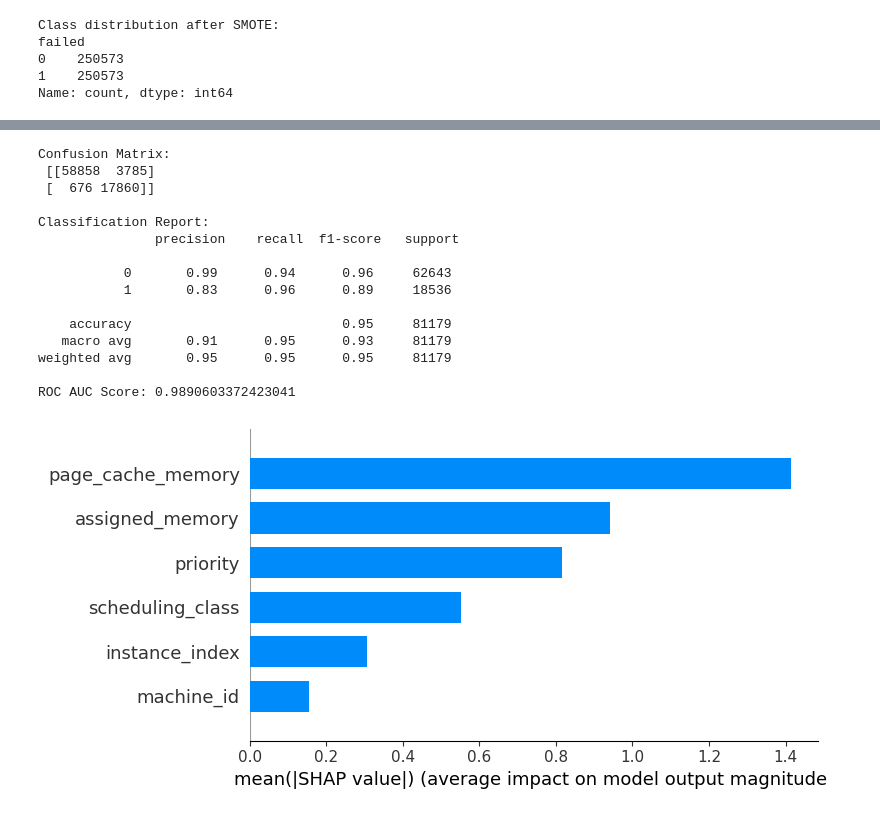
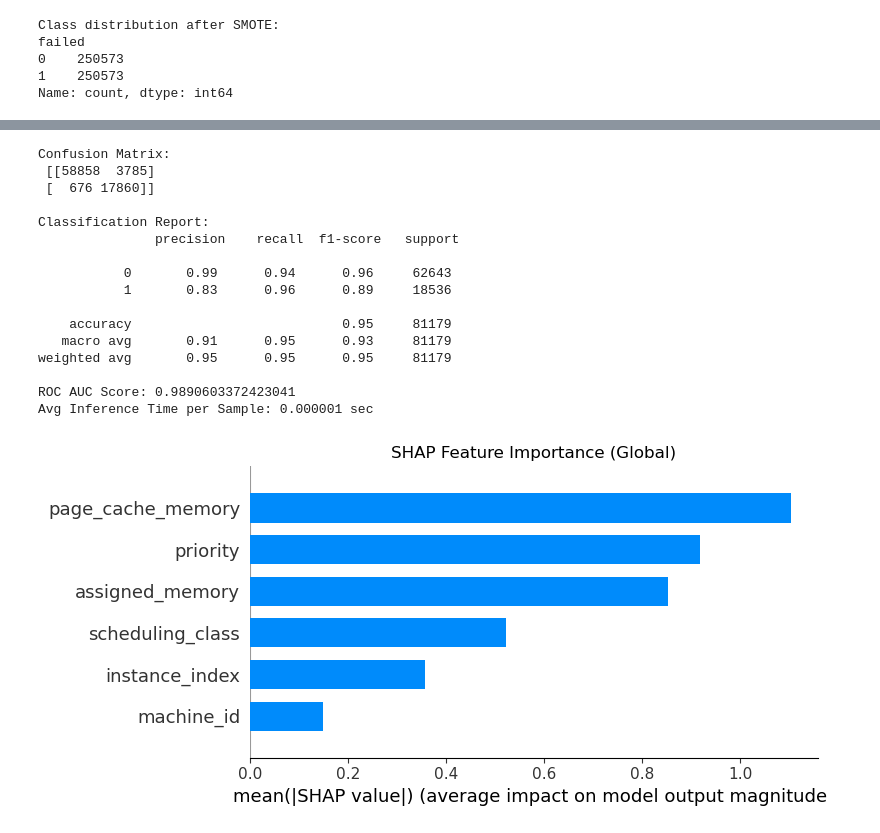
Before and after one commit to Binwakil/HPC_Failure_Prediction, a Jupyter notebook: Xgb.ipynb, the cells around one changed output, grey strips where cells are left out. Saved outputs shown, nothing was run; the diff lists cells and outputs as text; code cells hidden in the pictures.

```diff
--- a/Xgb.ipynb
+++ b/Xgb.ipynb
@@ -79,9 +82,13 @@ failed
 1    250573
 Name: count, dtype: int64
 # %%
-# Initialize and train model
-xgb = XGBClassifier(use_label_encoder=False, eval_metric='logloss', random_state=42)
-xgb.fit(X_train_bal, y_train_bal)
+start_time = time.time()
+
+model = XGBClassifier(use_label_encoder=False, eval_metric='logloss', random_state=42)
+model.fit(X_train_bal, y_train_bal)
+
+training_time = time.time() - start_time
+print("Training time: {:.2f} seconds".format(training_time))
 # %% [output]
 Parameters: { "use_label_encoder" } are not used.
 
@@ -100,12 +97,13 @@ XGBClassifier(base_score=None, booster=None, callbacks=None,
 # %%
-# Predict
-y_pred = xgb.predict(X_test_scaled)
-y_proba = xgb.predict_proba(X_test_scaled)[:, 1]
+start = time.time()
+y_pred = model.predict(X_test_scaled)
+y_proba = model.predict_proba(X_test_scaled)[:, 1]
+inference_time = (time.time() - start) / len(y_test)
 
-# Metrics
 print("Confusion Matrix:\n", confusion_matrix(y_test, y_pred))
 print("\nClassification Report:\n", classification_report(y_test, y_pred))
 print("ROC AUC Score:", roc_auc_score(y_test, y_proba))
+print("Avg Inference Time per Sample: {:.6f} sec".format(inference_time))
 # %% [output]
 Confusion Matrix:
  [[58858  3785]
@@ -122,12 +120,17 @@ Classification Report:
 weighted avg       0.95      0.95      0.95     81179
 
 ROC AUC Score: 0.9890603372423041
+Avg Inference Time per Sample: 0.000001 sec
-# %%
-# Initialize SHAP explainer
-explainer = shap.Explainer(xgb)
-shap_values = explainer(X_test_scaled)
-
-# Summary plot (global feature importance)
-shap.summary_plot(shap_values, X_test, plot_type="bar")
-# %% [output]
-[figure, removed]
+# %%
+explainer = shap.Explainer(model, X_test_scaled)
+shap_values = explainer(X_test_scaled)
+
+# Save and display summary plot
+plt.figure()
+shap.summary_plot(shap_values, X_test, plot_type="bar", show=False)
+plt.title("SHAP Feature Importance (Global)")
+plt.tight_layout()
+plt.savefig("visualization/model3_shap_summary.png", dpi=300)
+plt.show()
+# %% [output]
+[figure, added]
```
Also changed, not shown: parts of 4 cells of this notebook, 33 other files.
